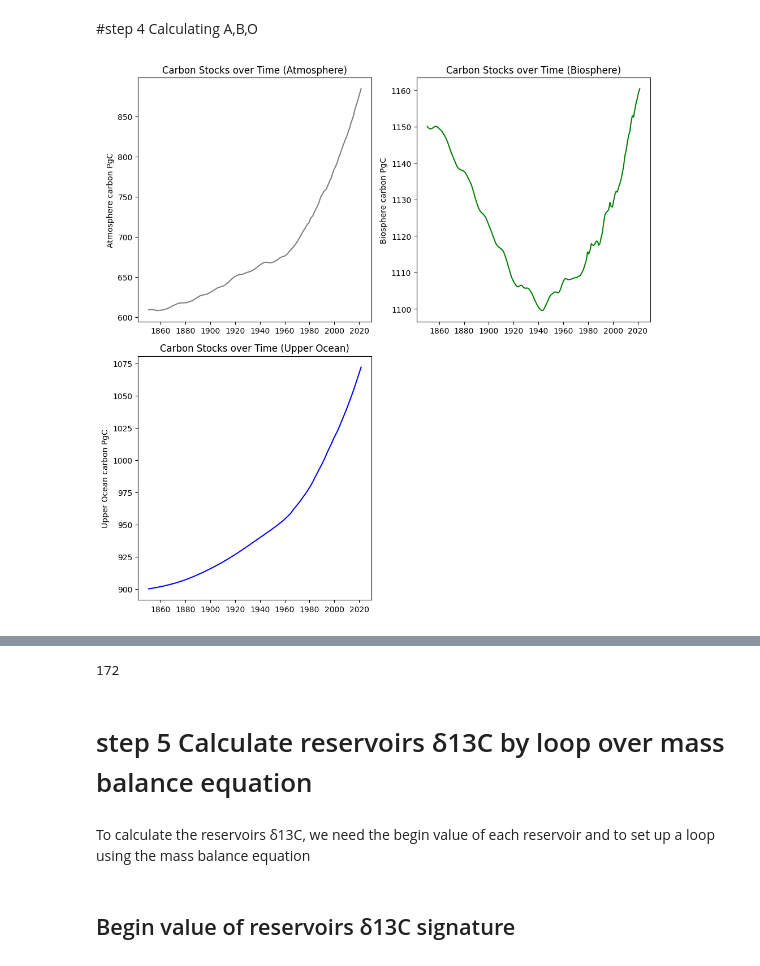
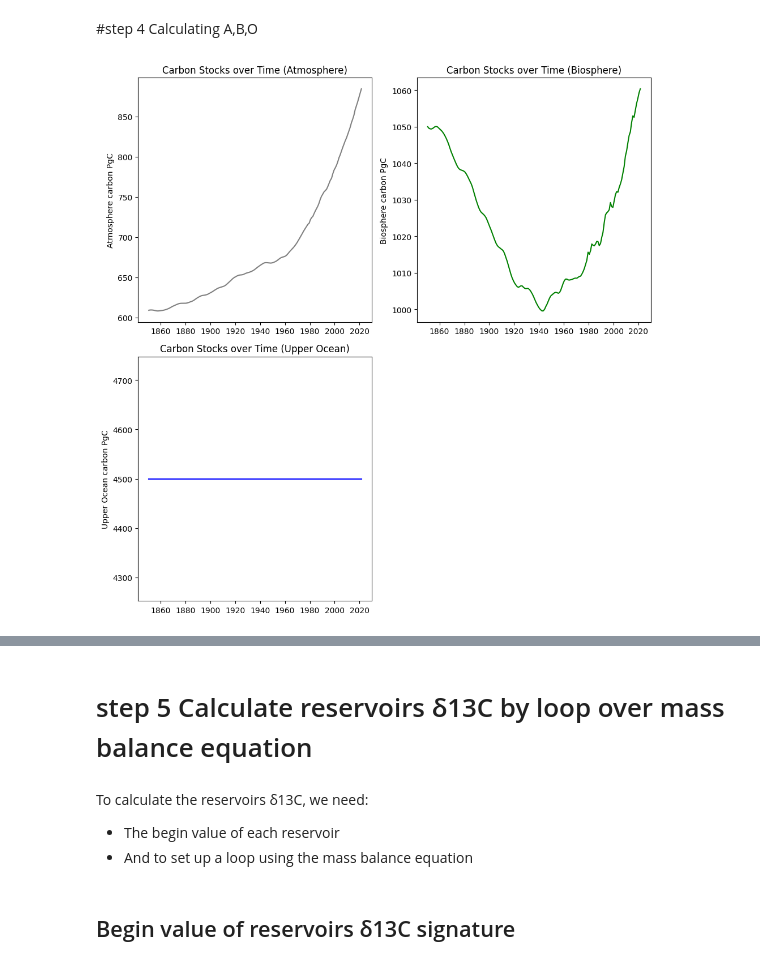
Before and after one commit to alatieh/d13C, a Jupyter notebook: d13C_model_v23.ipynb, the cells around one changed output, grey strips where cells are left out. Drawn from its saved outputs; the diff is of its cells as text; code cells hidden in the pictures.

```diff
--- a/d13C_model_v23.ipynb
+++ b/d13C_model_v23.ipynb
@@ -1168,7 +1168,7 @@ There is high uncertainty in this value. I will assume a parameter of 40%
 # The maximum estimation is 2150 PgC which represents the sum of vegetation and soil carbon as in Friedlingstein, et al. (2022)
 # Then, The mid value between the maximum and minimum estimation is 1150 PgC with a fluctuations of ± 87%
 
-B_begin = 1150 # PgC
+B_begin = 1050 # PgC
 B_begin_par = 1 # Parameter for the begin biosphere carbon stocks B_begin
 B_begin_par_delta = 0.87 # Assume that range is 87%
 
@@ -1184,7 +1184,8 @@ B_begin = B_begin * B_begin_par
 # I will use previous estimation of upper ocean of 900 PgC as in  Keeling et al. (2017)
 # I will assume a high uncertainty of +10 00%   and -50%
 
-O_begin = 900
+O_begin = 4500
+#O_begin = 4500 - 500
 O_begin_par = 1 # Parameter for the begin Ocean carbon stocks O_begin
 O_begin_par_delta_positive = 10 # Assume that range is 1000%
 O_begin_par_delta_negative = 0.5 # Assume that range is 50%
@@ -1202,8 +1203,8 @@ O = [O_begin]
 # Set up the disequilibrium fluxes volume as constants
 Dis_par = 1 # Parameter for the disequilibrium volume
 Dis_par_delta = 0.2 # Assume that range is 20%
-Dis_o = 80 * Dis_par # GtC/year    disequilibrium carbon flux between ocean and atmosphere, can be assumed as constant
-Dis_b = 55 * Dis_par # GtC/year    disequilibrium carbon flux between biosphere and atmosphere, can be assumed as constant
+Dis_o = 120 * Dis_par # 80 GtC/year    disequilibrium carbon flux between ocean and atmosphere, can be assumed as constant
+Dis_b = 80 * Dis_par # 55 GtC/year    disequilibrium carbon flux between biosphere and atmosphere, can be assumed as constant
 
 # 🐺🦊🦝🐱🐈🦁🐯🐅🐆🐴🐎🦄🦓🦌🐮🐂🐃🐄🐏🐑🐐🐪🐫🦙🦒🐘🦏🦛🐭🐁🐀🐹🐰🐇🐿️🦔🦇🐻🐨🐼🦘🦡🐾🦃🐔🐓🐣🐤🐥🐦🐧🕊️🦅🦆🦢🦉🦚🦜🐸🐊🐢🦎🐍🐲🐉🦕🦖🐳🐋🐬🐟🐠🐡🦈🐙🐌🦋🐛🐜🐝🐞🦗🕷️
 
@@ -1212,8 +1213,8 @@ Dis_b = 55 * Dis_par # GtC/year    disequilibrium carbon flux between biosphere
 
 # First: fractionations between the ocean and atmosphere
 # Set up the Ocean fractionation factors
-fr_ao = -1.5  # Fractionation factor for carbon flux from atmosphere to ocean (permil) ‰
-fr_oa = -10.5  # Fractionation factor for carbon flux from ocean to atmosphere (permil) ‰
+fr_ao = -1.25  # Fractionation factor for carbon flux from atmosphere to ocean (permil) ‰
+fr_oa = -10  # Fractionation factor for carbon flux from ocean to atmosphere (permil) ‰
 
 # fr_ao value range is -1.5  ±1    this corresponds with 50% uncertainity
 fr_ao_par = 1 # Parameter for the fr_ao fractionation signature
@@ -1289,7 +1290,7 @@ df['iff_t'] = iff_t
                         # old wood. Old wood value correspond with first biosphere value of -22 ± 6 ‰
                         # and crops residual (which have high C4 percentage). C4 value correspond with ~ -13 ‰
                         # And organic matters
-#  Assume that the quarter of the LUC is a C$ and the rest is old wood that yield vale of ~ -20
+#  Assume that the quarter of the LUC is a C4 and the rest is old wood that yield vale of ~ -20
 # There is high uncertainty in this value, let us assume a parameter of 40%
 iluc_par = 1 # Parameter for the LUC d13 signature
 iluc_par_delta = 0.4 # Assume that range is 40%
@@ -1413,7 +1414,7 @@ for index_value in df.index:
 
     A_new = A_t + ff_t + luc_t - S_o_t - S_b_t - S_c_t
     B_new = B_t - luc_t + S_b_t
-    O_new = O_t + S_o_t
+    O_new = O_t + S_o_t - S_o_t
 
     A.append(A_new)
     B.append(B_new)
@@ -1484,45 +1485,43 @@ fig_biosphere.update_layout(
         'xanchor': 'center',
         'yanchor': 'middle'},
     xaxis_title='Year',
     yaxis_title='Carbon Stocks (PgC)'
 )
 
 # Create figure for ocean carbon stocks
 fig_ocean = go.Figure()
 fig_ocean.add_trace(go.Scatter(x=df.index, y=df['O'], mode='lines', name='Ocean', line_color='blue'))
 fig_ocean.update_layout(
     title={
         'text': 'Carbon Stocks over Time (upper Ocean)',
         'y':0.92,
         'x':0.5,
         'xanchor': 'center',
         'yanchor': 'middle'},
     xaxis_title='Year',
     yaxis_title='Carbon Stocks (PgC)'
 )
 
 # Update the layout of the figures to decrease the white space between them
 fig_atmosphere.update_layout(margin=dict(t=50, b=0, l=0, r=0))
 fig_biosphere.update_layout(margin=dict(t=0, b=0, l=0, r=0))
 fig_ocean.update_layout(margin=dict(t=0, b=50, l=0, r=0))
 
 # Display the figures
 fig_atmosphere.show()
 fig_biosphere.show()
 fig_ocean.show()
 # %% [output]
-[figure, old version]
+[figure, new version]
 [interactive output not drawn]
 [interactive output not drawn]
 [interactive output not drawn]
-# %%
-len(A[:172])
-# %% [output]
-172
 # %% [markdown]
 # step 5 Calculate reservoirs δ13C by loop over mass balance equation
 # %% [markdown]
-To calculate the reservoirs δ13C, we need the begin value of each reservoir and to set up a loop using the mass balance equation
+To calculate the reservoirs δ13C, we need:
+* The begin value of each reservoir
+* And to set up a loop using the mass balance equation
 # %% [markdown]
 ## Begin value of reservoirs δ13C signature
 # %% [markdown]
```
Also changed, not shown: parts of 7 cells of this notebook.
